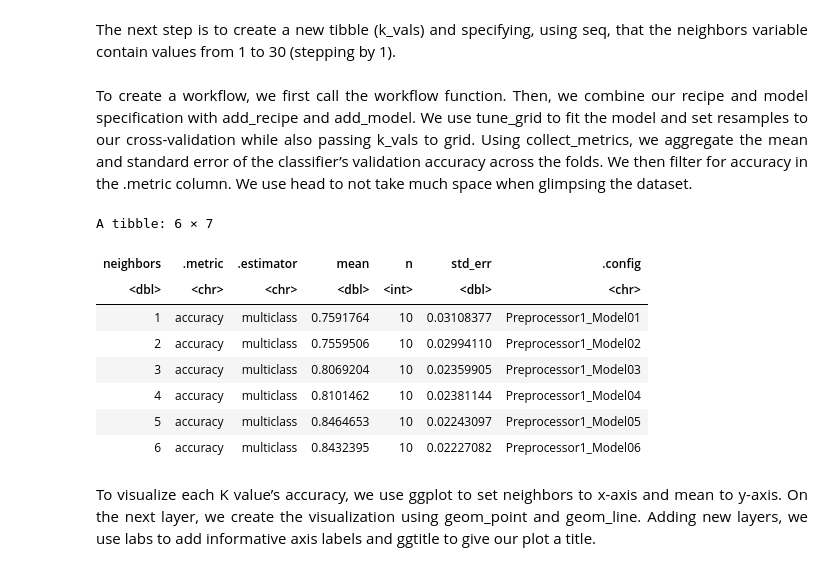
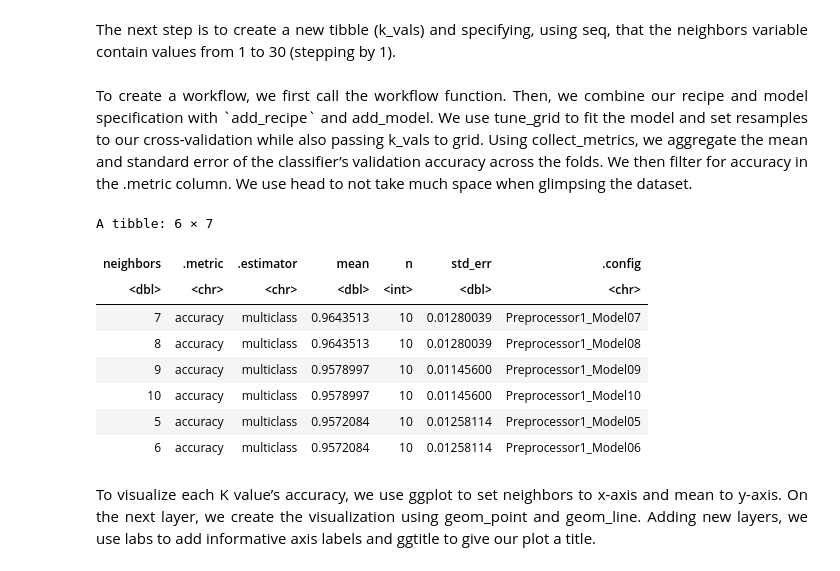
Before and after one commit to kellylee123/dsci-100-2022w1-group-41, a Jupyter notebook: Project_version_2.ipynb, the cells around one changed output. Drawn from its saved outputs; the diff is of its cells as text; code cells hidden in the pictures.

```diff
--- a/Project_version_2.ipynb
+++ b/Project_version_2.ipynb
@@ -220,7 +292,7 @@ To standardize our data, we create a recipe where UNS is the target, while SCG a
 </p>
 # %%
 # make a recipe
-user_modeling_recipe <- recipe(UNS ~ SCG + PEG, data = user_modeling_train) %>%
+user_modeling_recipe <- recipe(UNS ~ LPR + PEG, data = user_modeling_train) %>%
     step_scale(all_predictors()) %>%
     step_center(all_predictors())
 # %% [markdown]
@@ -239,27 +312,28 @@ The next step is to create a new tibble (k_vals) and specifying, using seq, that
 k_vals <- tibble(neighbors = seq(from = 1, to = 30, by = 1))
 # %% [markdown]
 <p style='text-align:justify;'>
-To create a workflow, we first call the workflow function. Then, we combine our recipe and model specification with add_recipe and add_model. We use tune_grid to fit the model and set resamples to our cross-validation while also passing k_vals to grid. Using collect_metrics, we aggregate the mean and standard error of the classifier’s validation accuracy across the folds. We then filter for accuracy in the .metric column. We use head to not take much space when glimpsing the dataset.
+To create a workflow, we first call the workflow function. Then, we combine our recipe and model specification with `add_recipe` and add_model. We use tune_grid to fit the model and set resamples to our cross-validation while also passing k_vals to grid. Using collect_metrics, we aggregate the mean and standard error of the classifier’s validation accuracy across the folds. We then filter for accuracy in the .metric column. We use head to not take much space when glimpsing the dataset.
 </p>
 # %%
 # make a workflow, run training data, collect the metrics
 user_modeling_fit <- workflow() %>%
        add_recipe(user_modeling_recipe) %>%
        add_model(knn_tune) %>%
        tune_grid(resamples = user_modeling_vfold, grid = k_vals) %>%
        collect_metrics() %>%
-       filter(.metric == "accuracy")
+       filter(.metric == "accuracy")%>%
+      arrange(desc(mean))
 head(user_modeling_fit)
 # %% [output]
 A tibble: 6 × 7
 | neighbors | .metric | .estimator | mean | n | std_err | .config |
 | <dbl> | <chr> | <chr> | <dbl> | <int> | <dbl> | <chr> |
-| 1 | accuracy | multiclass | 0.7591764 | 10 | 0.03108377 | Preprocessor1_Model01 |
-| 2 | accuracy | multiclass | 0.7559506 | 10 | 0.02994110 | Preprocessor1_Model02 |
-| 3 | accuracy | multiclass | 0.8069204 | 10 | 0.02359905 | Preprocessor1_Model03 |
-| 4 | accuracy | multiclass | 0.8101462 | 10 | 0.02381144 | Preprocessor1_Model04 |
-| 5 | accuracy | multiclass | 0.8464653 | 10 | 0.02243097 | Preprocessor1_Model05 |
-| 6 | accuracy | multiclass | 0.8432395 | 10 | 0.02227082 | Preprocessor1_Model06 |
+| 7 | accuracy | multiclass | 0.9643513 | 10 | 0.01280039 | Preprocessor1_Model07 |
+| 8 | accuracy | multiclass | 0.9643513 | 10 | 0.01280039 | Preprocessor1_Model08 |
+| 9 | accuracy | multiclass | 0.9578997 | 10 | 0.01145600 | Preprocessor1_Model09 |
+| 10 | accuracy | multiclass | 0.9578997 | 10 | 0.01145600 | Preprocessor1_Model10 |
+| 5 | accuracy | multiclass | 0.9572084 | 10 | 0.01258114 | Preprocessor1_Model05 |
+| 6 | accuracy | multiclass | 0.9572084 | 10 | 0.01258114 | Preprocessor1_Model06 |
 # %% [markdown]
 <p style='text-align:justify;'>
 To visualize each K value’s accuracy, we use ggplot to set neighbors to x-axis and mean to y-axis. On the next layer, we create the visualization using geom_point and geom_line. Adding new layers, we use labs to add informative axis labels and ggtitle to give our plot a title.
```
Also changed, not shown: parts of 38 cells of this notebook.
